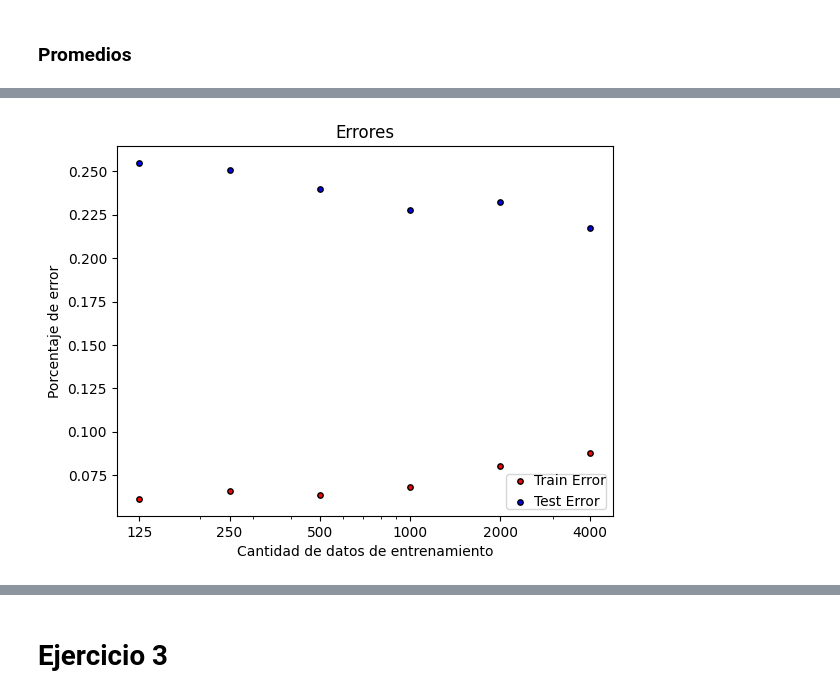
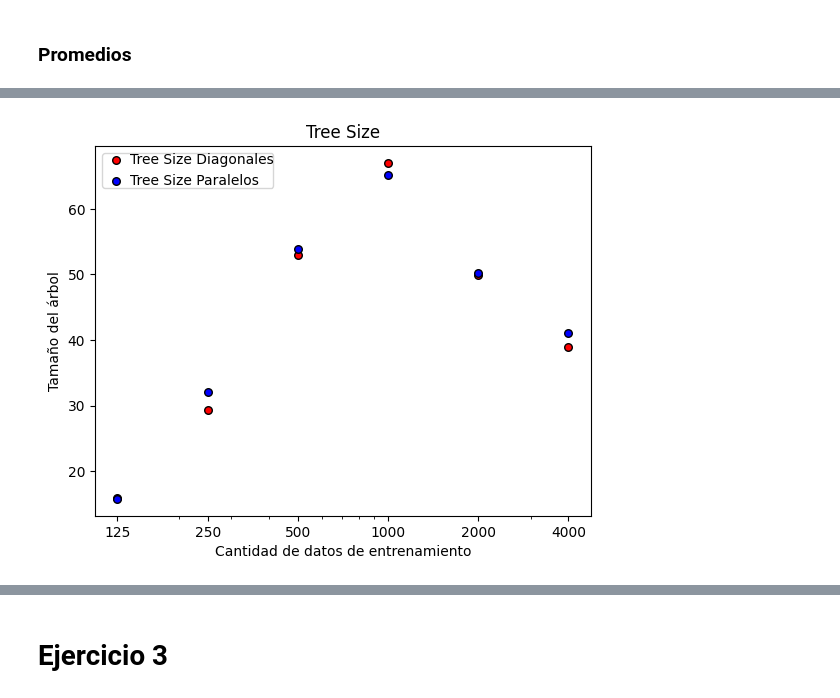
Before and after one commit to LautaroCerruti/ML-IAA-2024, a Jupyter notebook: TP1.ipynb, the cells around one changed output, grey strips where cells are left out. Saved outputs shown, nothing was run; the diff lists cells and outputs as text; code cells hidden in the pictures.

```diff
--- a/TP1.ipynb
+++ b/TP1.ipynb
@@ -210,7 +210,7 @@ predictions = {}
 
 for n in n_sizes:
   errors_list = []
-  for i in range(20):
+  for i in range(tree_counts):
     df_train = diagonales(n, 2, 0.78)
     train_target = df_train["class"].to_numpy()
     train_data = df_train.drop(columns=["class"]).to_numpy()
@@ -276,7 +276,7 @@ Mientras mas datos utilizamos para el entrenamiento podemos ver muchos mas verti
 # %% [markdown]
 ### Promedios
 # %%
-avgs = {}
+diagonales_avgs = {}
 for k, data in errors.items():
   error_test_sum = 0
   error_training_sum = 0
@@ -285,4 +285,4 @@ for k, data in errors.items():
     error_test_sum += d['error_test']
     error_training_sum += d['error_train']
     tree_size_sum += d['tree_size']
-  avgs[k] = {'tree_size': tree_size_sum/len(data), 'error_train': error_training_sum/len(data), 'error_test': error_test_sum/len(data)}
+  diagonales_avgs[k] = {'tree_size': tree_size_sum/len(data), 'error_train': error_training_sum/len(data), 'error_test': error_test_sum/len(data)}
@@ -362,7 +305,7 @@ predictions = {}
 
 for n in n_sizes:
   errors_list = []
-  for i in range(20):
+  for i in range(tree_counts):
     df_train = diagonales(n, 2, 0.78)
     train_target = df_train["class"].to_numpy()
     train_data = df_train.drop(columns=["class"]).to_numpy()
@@ -426,7 +369,7 @@ for k, prediction in predictions.items():
 # %% [markdown]
 ### Promedios
 # %%
-avgs = {}
+paralelos_avgs = {}
 for k, data in errors.items():
   error_test_sum = 0
   error_training_sum = 0
@@ -435,4 +378,4 @@ for k, data in errors.items():
     error_test_sum += d['error_test']
     error_training_sum += d['error_train']
     tree_size_sum += d['tree_size']
-  avgs[k] = {'tree_size': tree_size_sum/len(data), 'error_train': error_training_sum/len(data), 'error_test': error_test_sum/len(data)}
+  paralelos_avgs[k] = {'tree_size': tree_size_sum/len(data), 'error_train': error_training_sum/len(data), 'error_test': error_test_sum/len(data)}
@@ -439,35 +442,34 @@ for k, data in errors.items():
 # %%
-error_train_avgs = [d['error_train'] for k, d in avgs.items()]
-error_test_avgs = [d['error_test'] for k, d in avgs.items()]
+tree_size_diagonales_avgs = [d['tree_size'] for k, d in diagonales_avgs.items()]
+tree_size_paralelos_avgs = [d['tree_size'] for k, d in paralelos_avgs.items()]
 
 plt.scatter(
     n_sizes,
-    error_train_avgs,
-    c=['r'],
-    label="Train Error",
+    tree_size_diagonales_avgs,
+    c=['red'],
+    label="Tree Size Diagonales",
     cmap=plt.cm.RdYlBu,
     edgecolor="black",
-    s=15,
+    s=30,
 )
 
 plt.scatter(
     n_sizes,
-    error_test_avgs,
-    c=['b'],
-    label="Test Error",
+    tree_size_paralelos_avgs,
+    c=['blue'],
+    label="Tree Size Paralelos",
     cmap=plt.cm.RdYlBu,
     edgecolor="black",
-    s=15,
+    s=30,
 )
-
 
 plt.xscale('log')
 plt.xticks(n_sizes, labels=[str(size) for size in n_sizes])
 
 plt.xlabel('Cantidad de datos de entrenamiento')
-plt.ylabel('Porcentaje de error')
-plt.legend(loc="lower right", borderpad=0, handletextpad=0)
-plt.title(f'Errores')
+plt.ylabel('Tamaño del árbol')
+plt.legend(loc="upper left", borderpad=0, handletextpad=0)
+plt.title(f'Tree Size')
 plt.show()
 # %% [output]
-[figure, old version]
+[figure, new version]
```
Also changed, not shown: parts of 15 cells of this notebook.
